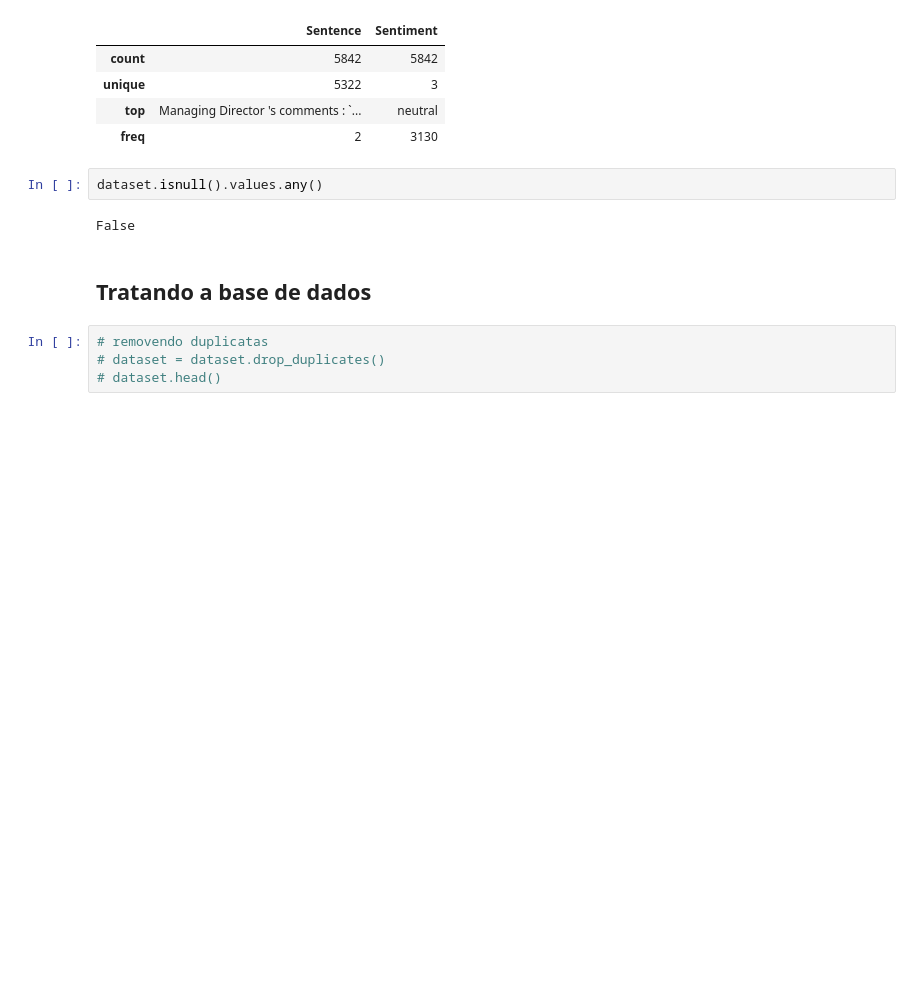
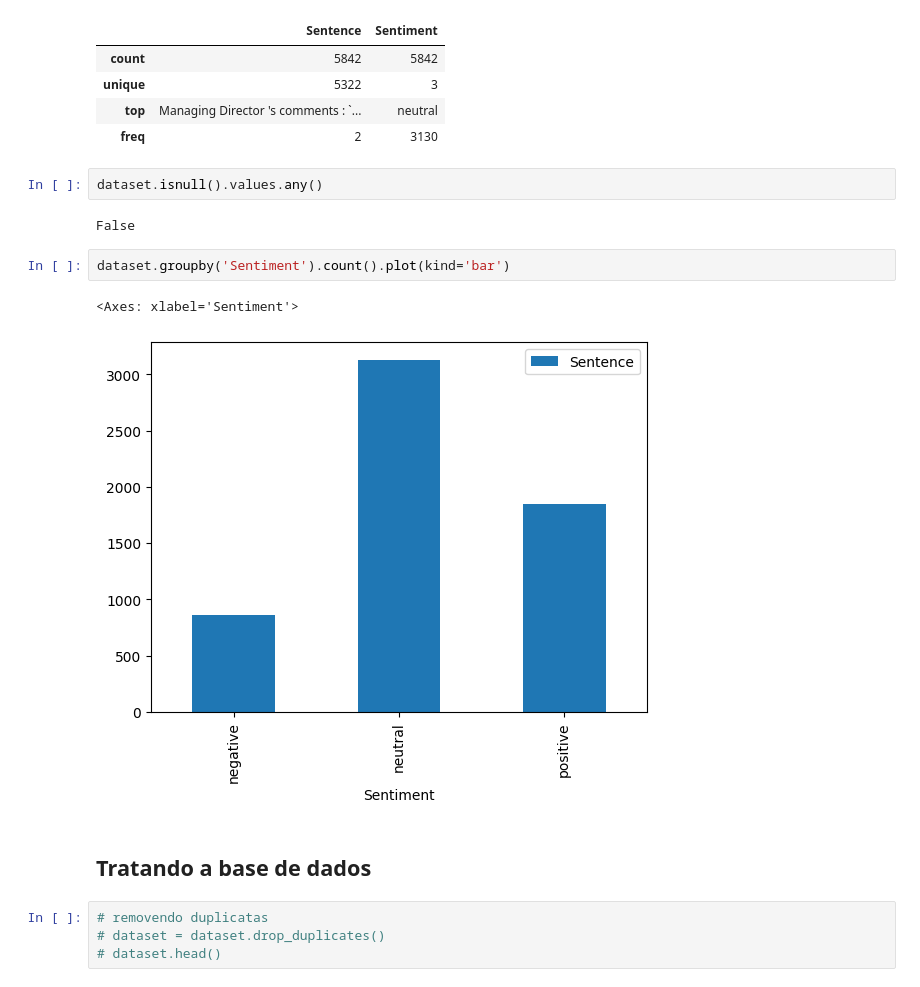
Before and after one commit to gardeniaestevam/time6-mandacaru.dev, a Jupyter notebook: SVM.ipynb, the cells around one changed output. Saved outputs shown, nothing was run; the diff lists cells and outputs as text; blank space fills up the shorter version.

```diff
--- a/SVM.ipynb
+++ b/SVM.ipynb
@@ -55,6 +58,11 @@ dataset.describe()
 dataset.isnull().values.any()
 # %% [output]
 False
+# %%
+dataset.groupby('Sentiment').count().plot(kind='bar')
+# %% [output]
+<Axes: xlabel='Sentiment'>
+[figure, added]
 # %% [markdown]
 ## Tratando a base de dados
 # %%
```
Also changed, not shown: parts of 19 cells of this notebook.
